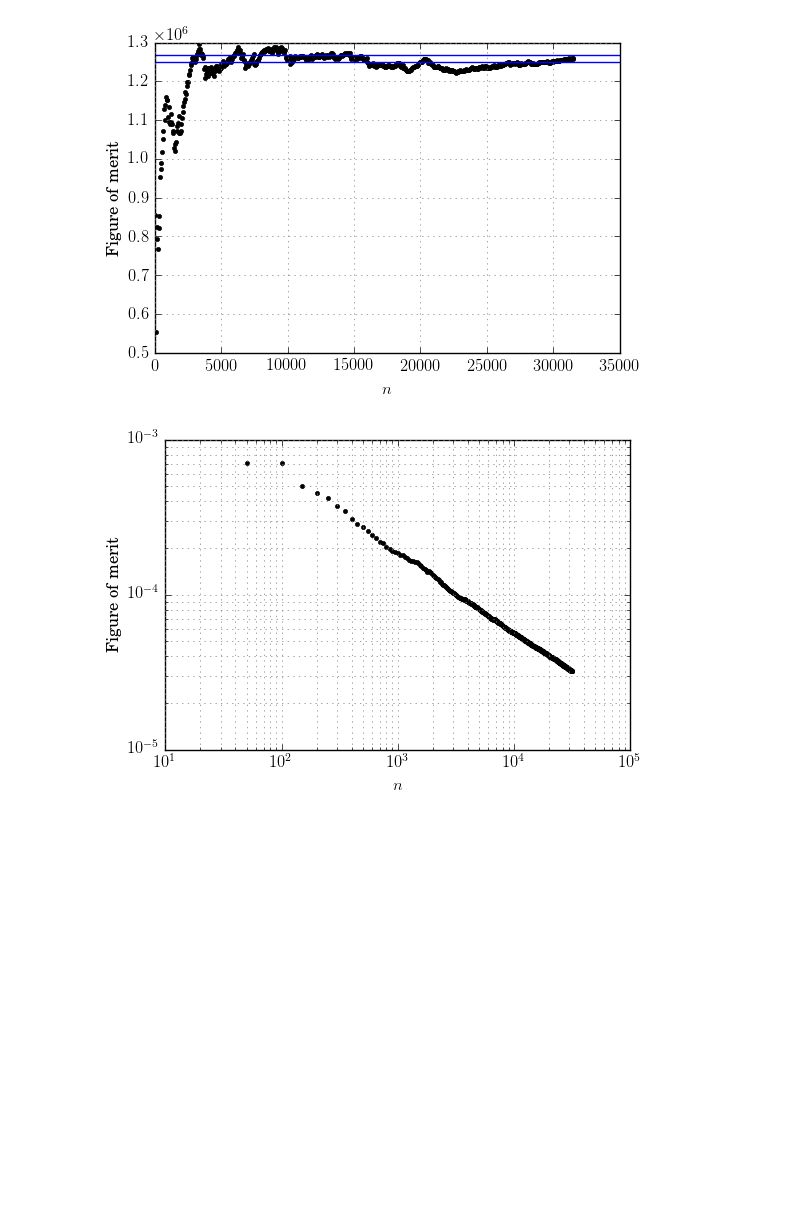
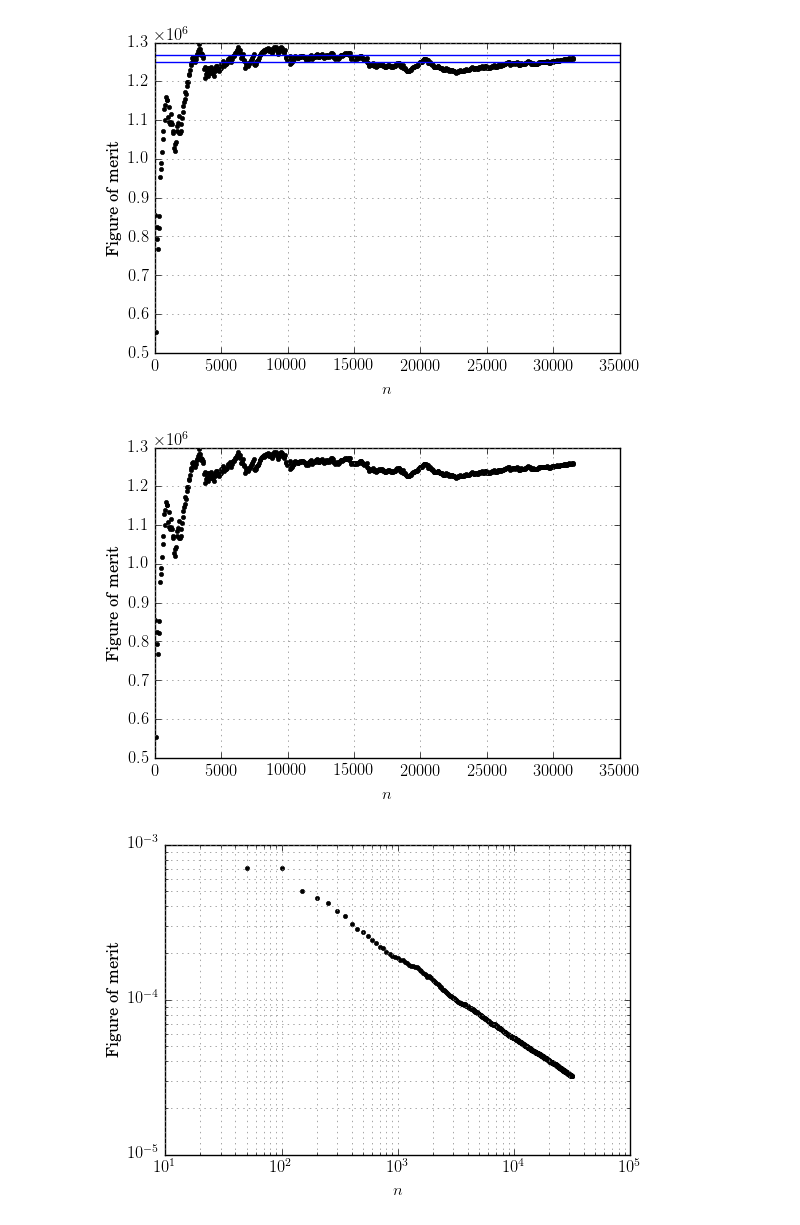
Before and after one commit to JessicaRehak/WDT_Analysis, a Jupyter notebook: dev.ipynb, the cells around one changed output. Saved outputs shown, nothing was run; the diff lists cells and outputs as text; code cells hidden in the pictures; blank space fills up the shorter version.

```diff
--- a/dev.ipynb
+++ b/dev.ipynb
@@ -41,3 +94,9 @@ plt.show()
+# %%
+reload(fom_plot)
+myplot = fom_plot.Plotter()
+myplot.plot_fom(pwr_comp, label='INF_FLX', grp=1)
+# %% [output]
+[figure, added]
 # %%
 err = pwr_comp.get_error('INF_FLX',1)
 plt.plot(x,err,'.k')
```
Also changed, not shown: parts of 16 cells of this notebook, 3 other files.
